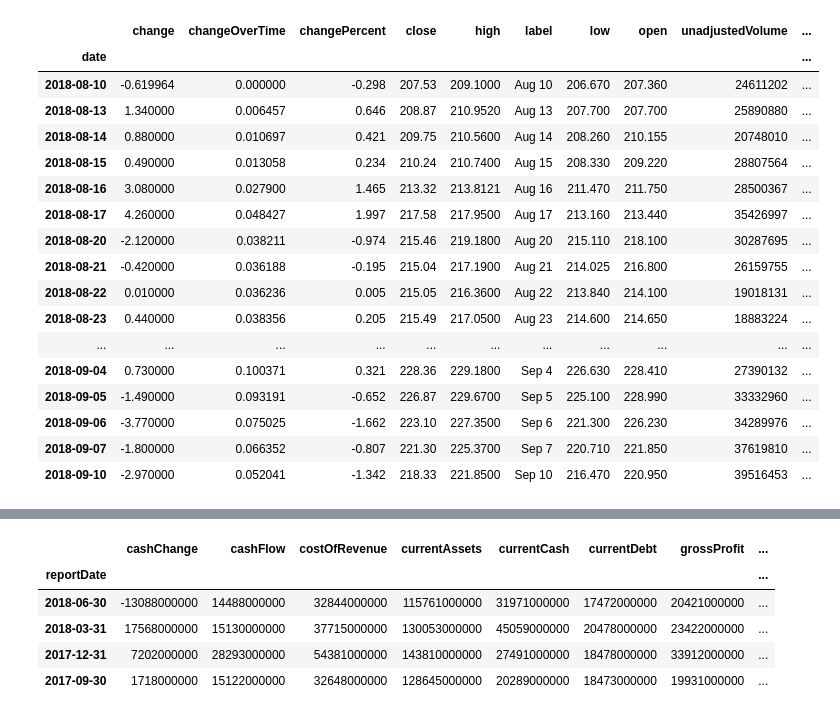
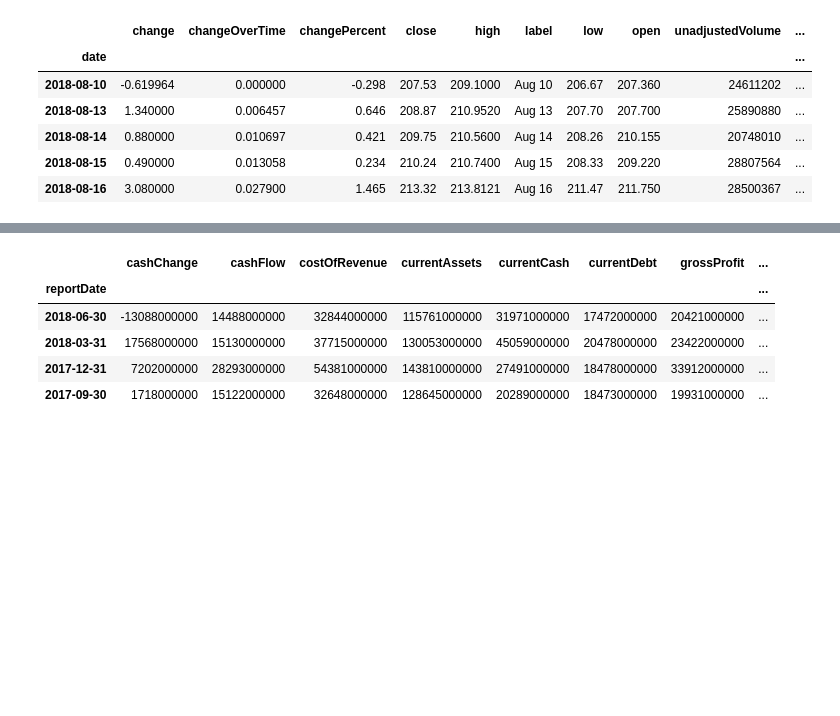
Before and after one commit to tkp-archive/pyEX, a Jupyter notebook: all.ipynb, the cells around one changed output, grey strips where cells are left out. Saved outputs shown, nothing was run; the diff lists cells and outputs as text; code cells hidden in the pictures; blank space fills up the shorter version.

```diff
--- a/all.ipynb
+++ b/all.ipynb
@@ -9,25 +9,14 @@ pyEX.bookDF(symbol)
 1 rows × 45 columns
 # %%
-pyEX.chartDF(symbol, timeframe='1m')
+pyEX.chartDF(symbol, timeframe='1m').head()
 # %% [output]
 |  | change | changeOverTime | changePercent | close | high | label | low | open | unadjustedVolume | ... |
 | date |  |  |  |  |  |  |  |  |  | ... |
-| 2018-08-10 | -0.619964 | 0.000000 | -0.298 | 207.53 | 209.1000 | Aug 10 | 206.670 | 207.360 | 24611202 | ... |
-| 2018-08-13 | 1.340000 | 0.006457 | 0.646 | 208.87 | 210.9520 | Aug 13 | 207.700 | 207.700 | 25890880 | ... |
-| 2018-08-14 | 0.880000 | 0.010697 | 0.421 | 209.75 | 210.5600 | Aug 14 | 208.260 | 210.155 | 20748010 | ... |
-| 2018-08-15 | 0.490000 | 0.013058 | 0.234 | 210.24 | 210.7400 | Aug 15 | 208.330 | 209.220 | 28807564 | ... |
-| 2018-08-16 | 3.080000 | 0.027900 | 1.465 | 213.32 | 213.8121 | Aug 16 | 211.470 | 211.750 | 28500367 | ... |
-| 2018-08-17 | 4.260000 | 0.048427 | 1.997 | 217.58 | 217.9500 | Aug 17 | 213.160 | 213.440 | 35426997 | ... |
-| 2018-08-20 | -2.120000 | 0.038211 | -0.974 | 215.46 | 219.1800 | Aug 20 | 215.110 | 218.100 | 30287695 | ... |
-| 2018-08-21 | -0.420000 | 0.036188 | -0.195 | 215.04 | 217.1900 | Aug 21 | 214.025 | 216.800 | 26159755 | ... |
-| 2018-08-22 | 0.010000 | 0.036236 | 0.005 | 215.05 | 216.3600 | Aug 22 | 213.840 | 214.100 | 19018131 | ... |
-| 2018-08-23 | 0.440000 | 0.038356 | 0.205 | 215.49 | 217.0500 | Aug 23 | 214.600 | 214.650 | 18883224 | ... |
-| ... | ... | ... | ... | ... | ... | ... | ... | ... | ... | ... |
-| 2018-09-04 | 0.730000 | 0.100371 | 0.321 | 228.36 | 229.1800 | Sep 4 | 226.630 | 228.410 | 27390132 | ... |
-| 2018-09-05 | -1.490000 | 0.093191 | -0.652 | 226.87 | 229.6700 | Sep 5 | 225.100 | 228.990 | 33332960 | ... |
-| 2018-09-06 | -3.770000 | 0.075025 | -1.662 | 223.10 | 227.3500 | Sep 6 | 221.300 | 226.230 | 34289976 | ... |
-| 2018-09-07 | -1.800000 | 0.066352 | -0.807 | 221.30 | 225.3700 | Sep 7 | 220.710 | 221.850 | 37619810 | ... |
-| 2018-09-10 | -2.970000 | 0.052041 | -1.342 | 218.33 | 221.8500 | Sep 10 | 216.470 | 220.950 | 39516453 | ... |
+| 2018-08-10 | -0.619964 | 0.000000 | -0.298 | 207.53 | 209.1000 | Aug 10 | 206.67 | 207.360 | 24611202 | ... |
+| 2018-08-13 | 1.340000 | 0.006457 | 0.646 | 208.87 | 210.9520 | Aug 13 | 207.70 | 207.700 | 25890880 | ... |
+| 2018-08-14 | 0.880000 | 0.010697 | 0.421 | 209.75 | 210.5600 | Aug 14 | 208.26 | 210.155 | 20748010 | ... |
+| 2018-08-15 | 0.490000 | 0.013058 | 0.234 | 210.24 | 210.7400 | Aug 15 | 208.33 | 209.220 | 28807564 | ... |
+| 2018-08-16 | 3.080000 | 0.027900 | 1.465 | 213.32 | 213.8121 | Aug 16 | 211.47 | 211.750 | 28500367 | ... |
 # %%
 pyEX.companyDF(symbol)
 # %% [output]
```
Also changed, not shown: parts of 10 cells of this notebook, 1 other file.
